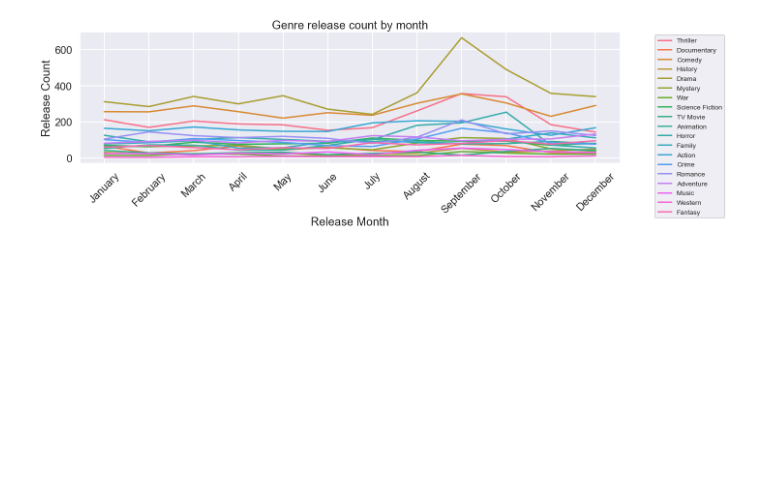
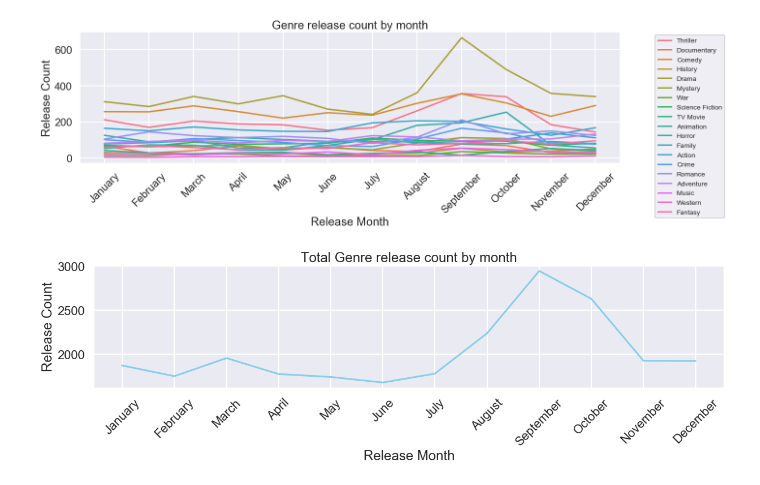
Before and after one commit to LeDorean/MovieDB_market_analysis, a Jupyter notebook: Untitled1.ipynb, the cells around one changed output. Drawn from its saved outputs; the diff is of its cells as text; code cells hidden in the pictures; blank space fills up the shorter version.

Commit message:
monthly release visualization added

```diff
--- a/Untitled1.ipynb
+++ b/Untitled1.ipynb
@@ -326,3 +326,27 @@ line2.set_xticklabels(line2.get_xticklabels(), rotation=45);
 plt.show()
 # %% [output]
 [figure]
+# %%
+#creating our month total column (aggregate of all genres)
+sum_list=[]
+for i in range(0,12):
+    sum_list.append(month_groupby_sum.iloc[i].sum())
+month_groupby_sum['month_total']=sum_list
+# %%
+#plotting our figure
+plt.figure(figsize=(20,4))
+line2=sns.lineplot(data=month_groupby_sum['month_total'], dashes=False, color='skyblue')
+
+
+line2.set(xlabel='Release Month',ylabel='Release Count',title='Total Genre release count by month')
+
+
+plt.xticks(range(1,13),labels=['January','February','March','April','May','June','July','August','September','October','November','December','Month Total'])
+line2.set_xticklabels(line2.get_xticklabels(), rotation=45);
+
+
+
+
+plt.show()
+# %% [output]
+[figure, added]
```
